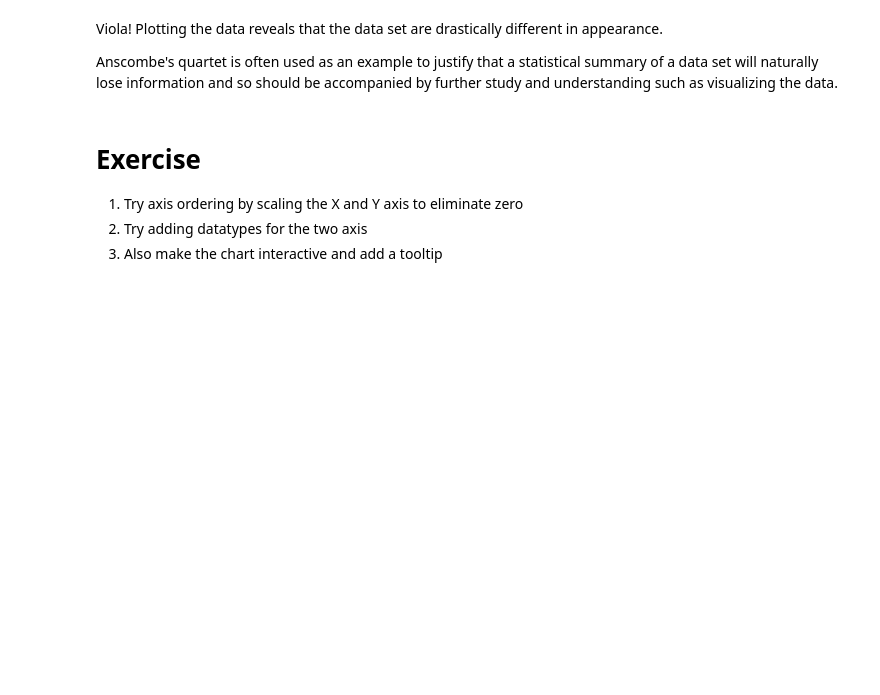
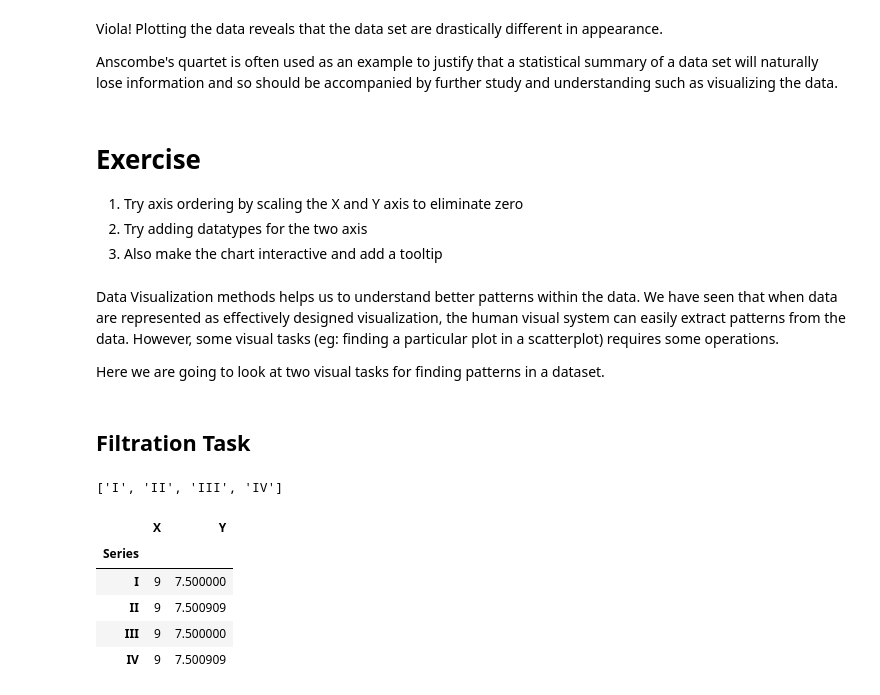
Before and after one commit to muanya123/DataViz_Exercise, a Jupyter notebook: Anscombe_DataViz.ipynb, the cells around one changed output. Cells and saved outputs as stored; diff of their text form; code cells hidden in the pictures; blank space fills up the shorter version.

```diff
--- a/Anscombe_DataViz.ipynb
+++ b/Anscombe_DataViz.ipynb
@@ -81,3 +81,10 @@ Anscombe's quartet is often used as an example to justify that a statistical sum
 1. Try axis ordering by scaling the X and Y axis to eliminate zero
 2. Try adding datatypes for the two axis
 3. Also make the chart interactive and add a tooltip
+# %% [markdown]
+Data Visualization methods helps us to understand better patterns within the data. We have seen that when data are represented as effectively designed visualization, the human visual system can easily extract patterns from the data. However, some visual tasks (eg: finding a particular plot in a scatterplot) requires some operations.
+
+
+Here we are going to look at two visual tasks for finding patterns in a dataset.
+# %% [markdown]
+## Filtration Task
@@ -83,0 +93,16 @@ Anscombe's quartet is often used as an example to justify that a statistical sum
+# %%
+anscombe_ID
+# %% [output]
+['I', 'II', 'III', 'IV']
+# %%
+#provides an aggregation of the data
+anscombe_pivot = pd.pivot_table(anscombe, values=['X', 'Y'], index=['Series'])
+# %%
+anscombe_pivot
+# %% [output]
+|  | X | Y |
+| Series |  |  |
+| I | 9 | 7.500000 |
+| II | 9 | 7.500909 |
+| III | 9 | 7.500000 |
+| IV | 9 | 7.500909 |
```
Also changed, not shown: parts of 10 cells of this notebook, 1 other file.
